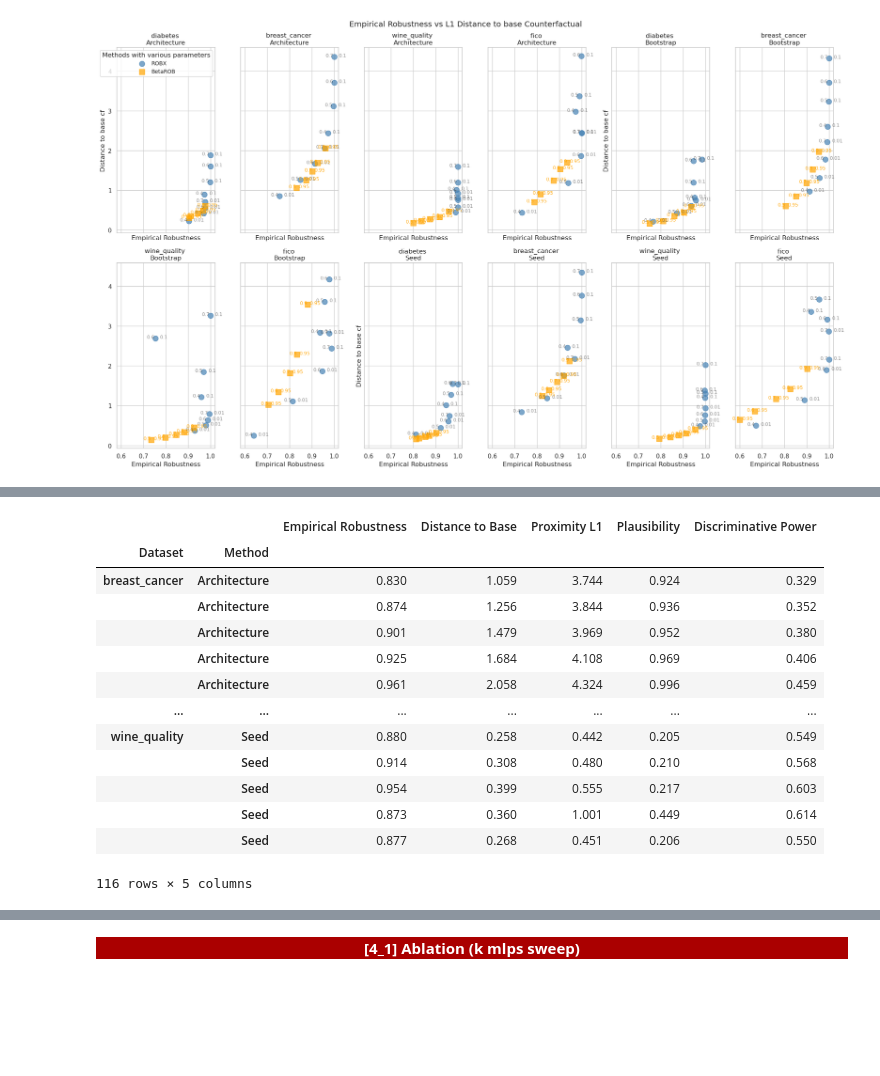
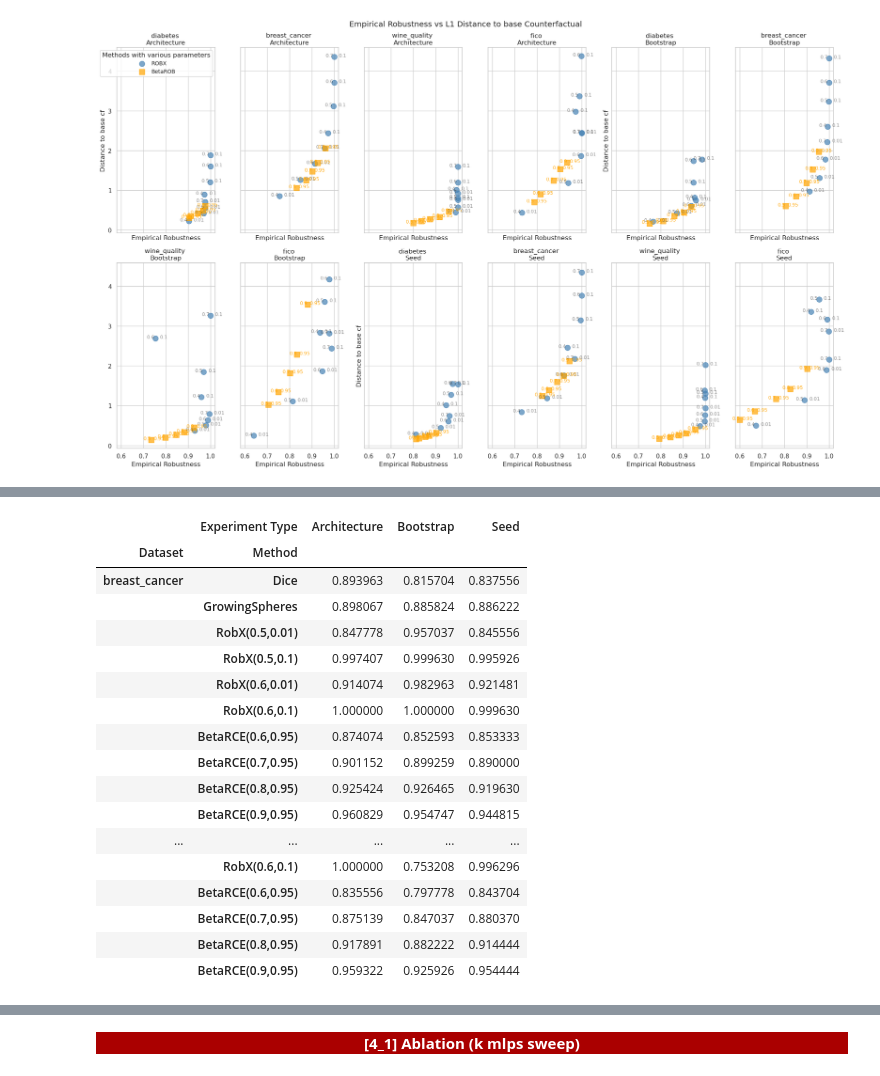
Before and after one commit to istepka/betarce, a Jupyter notebook: exp_vis copy.ipynb, the cells around one changed output, grey strips where cells are left out. Saved outputs shown, nothing was run; the diff lists cells and outputs as text; code cells hidden in the pictures; blank space fills up the shorter version.

```diff
--- a/exp_vis copy.ipynb
+++ b/exp_vis copy.ipynb
@@ -1002,30 +662,0 @@ deltaRCE_grouped
-# %%
-# Combine the dataframes on Dataset, Experiment Type
-final_df = pd.concat([robx_grouped, deltaRCE_grouped, method_grouped], axis=0)
-final_df_std = pd.concat([robx_grouped_std, deltaRCE_grouped_std, method_grouped_std], axis=0)
-
-
-final_df = final_df.round(3)
-final_df = final_df.sort_index()
-final_df.to_csv(f'{results_path}/empirical_robustness_summary.csv')
-
-final_df_std = final_df_std.round(3)
-final_df_std = final_df_std.sort_index()
-final_df_std.to_csv(f'{results_path}/empirical_robustness_summary_std.csv')
-
-final_df
-# %% [output]
-|  |  | Empirical Robustness | Distance to Base | Proximity L1 | Plausibility | Discriminative Power |
-| Dataset | Method |  |  |  |  |  |
-| breast_cancer | Architecture | 0.830 | 1.059 | 3.744 | 0.924 | 0.329 |
-|  | Architecture | 0.874 | 1.256 | 3.844 | 0.936 | 0.352 |
-|  | Architecture | 0.901 | 1.479 | 3.969 | 0.952 | 0.380 |
-|  | Architecture | 0.925 | 1.684 | 4.108 | 0.969 | 0.406 |
-|  | Architecture | 0.961 | 2.058 | 4.324 | 0.996 | 0.459 |
-| ... | ... | ... | ... | ... | ... | ... |
-| wine_quality | Seed | 0.880 | 0.258 | 0.442 | 0.205 | 0.549 |
-|  | Seed | 0.914 | 0.308 | 0.480 | 0.210 | 0.568 |
-|  | Seed | 0.954 | 0.399 | 0.555 | 0.217 | 0.603 |
-|  | Seed | 0.873 | 0.360 | 1.001 | 0.449 | 0.614 |
-|  | Seed | 0.877 | 0.268 | 0.451 | 0.206 | 0.550 |
-116 rows × 5 columns
@@ -1031,0 +719,21 @@ final_df
+# %%
+all_emp
+# %% [output]
+|  | Experiment Type | Architecture | Bootstrap | Seed |
+| Dataset | Method |  |  |  |
+| breast_cancer | Dice | 0.893963 | 0.815704 | 0.837556 |
+|  | GrowingSpheres | 0.898067 | 0.885824 | 0.886222 |
+|  | RobX(0.5,0.01) | 0.847778 | 0.957037 | 0.845556 |
+|  | RobX(0.5,0.1) | 0.997407 | 0.999630 | 0.995926 |
+|  | RobX(0.6,0.01) | 0.914074 | 0.982963 | 0.921481 |
+|  | RobX(0.6,0.1) | 1.000000 | 1.000000 | 0.999630 |
+|  | BetaRCE(0.6,0.95) | 0.874074 | 0.852593 | 0.853333 |
+|  | BetaRCE(0.7,0.95) | 0.901152 | 0.899259 | 0.890000 |
+|  | BetaRCE(0.8,0.95) | 0.925424 | 0.926465 | 0.919630 |
+|  | BetaRCE(0.9,0.95) | 0.960829 | 0.954747 | 0.944815 |
+| ... | ... | ... | ... | ... |
+|  | RobX(0.6,0.1) | 1.000000 | 0.753208 | 0.996296 |
+|  | BetaRCE(0.6,0.95) | 0.835556 | 0.797778 | 0.843704 |
+|  | BetaRCE(0.7,0.95) | 0.875139 | 0.847037 | 0.880370 |
+|  | BetaRCE(0.8,0.95) | 0.917891 | 0.882222 | 0.914444 |
+|  | BetaRCE(0.9,0.95) | 0.959322 | 0.925926 | 0.954444 |
```
Also changed, not shown: parts of 16 cells of this notebook.
